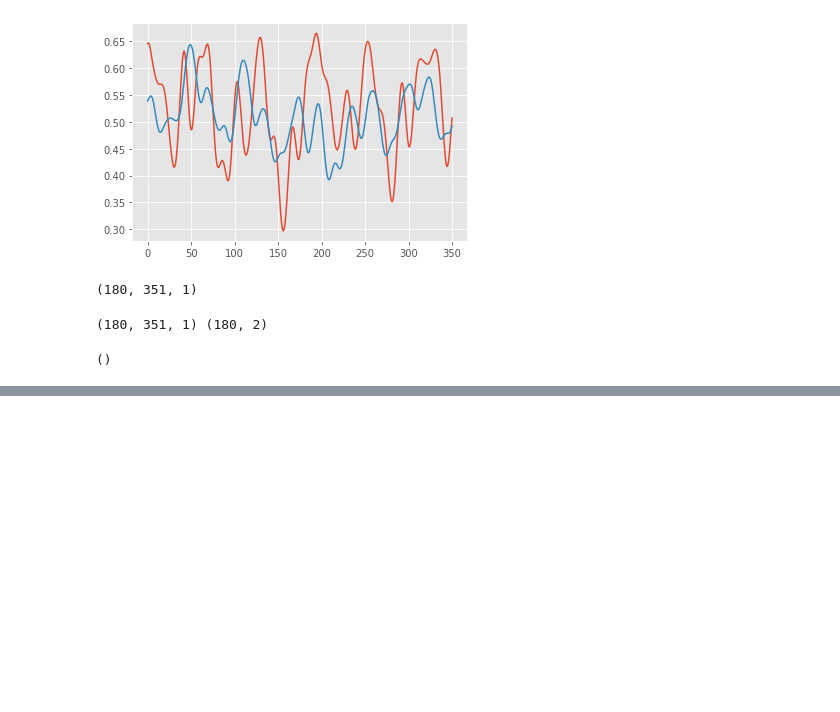
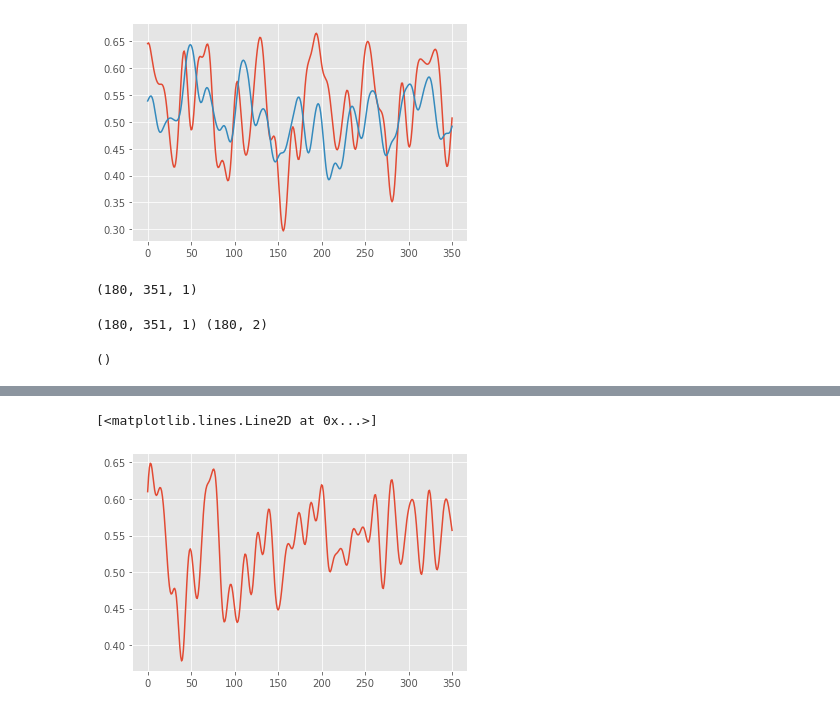
Before and after one commit to ahliminha/P300, a Jupyter notebook: P300.ipynb, the cells around one changed output, grey strips where cells are left out. Drawn from its saved outputs; the diff is of its cells as text; code cells hidden in the pictures; blank space fills up the shorter version.

```diff
--- a/P300.ipynb
+++ b/P300.ipynb
@@ -268,4 +272,7 @@ y_te[4]
 # %%
-plt.plot(X_test[4])
+plt.plot(X_te[4])
+# %% [output]
+[<matplotlib.lines.Line2D at 0x...>]
+[figure, added]
 # %%
 print(np.sum(pred[4], axis=0))
```
Also changed, not shown: parts of 11 cells of this notebook.
